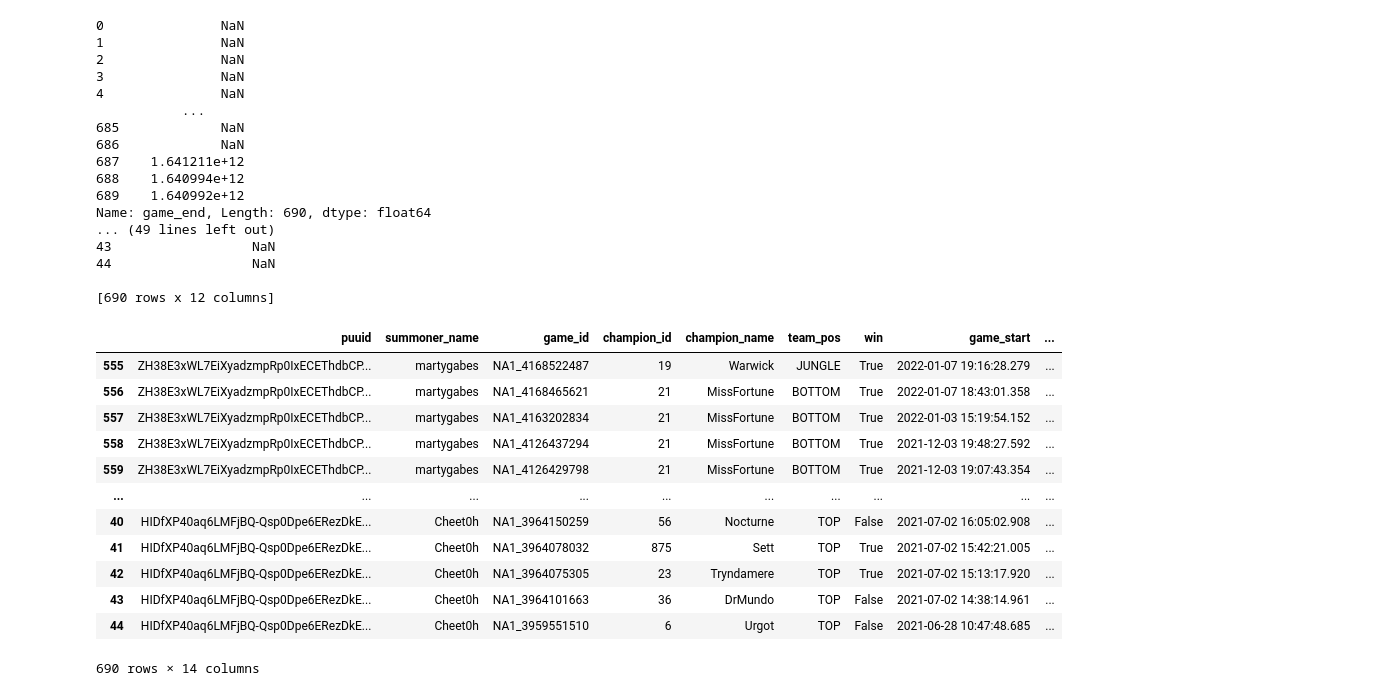
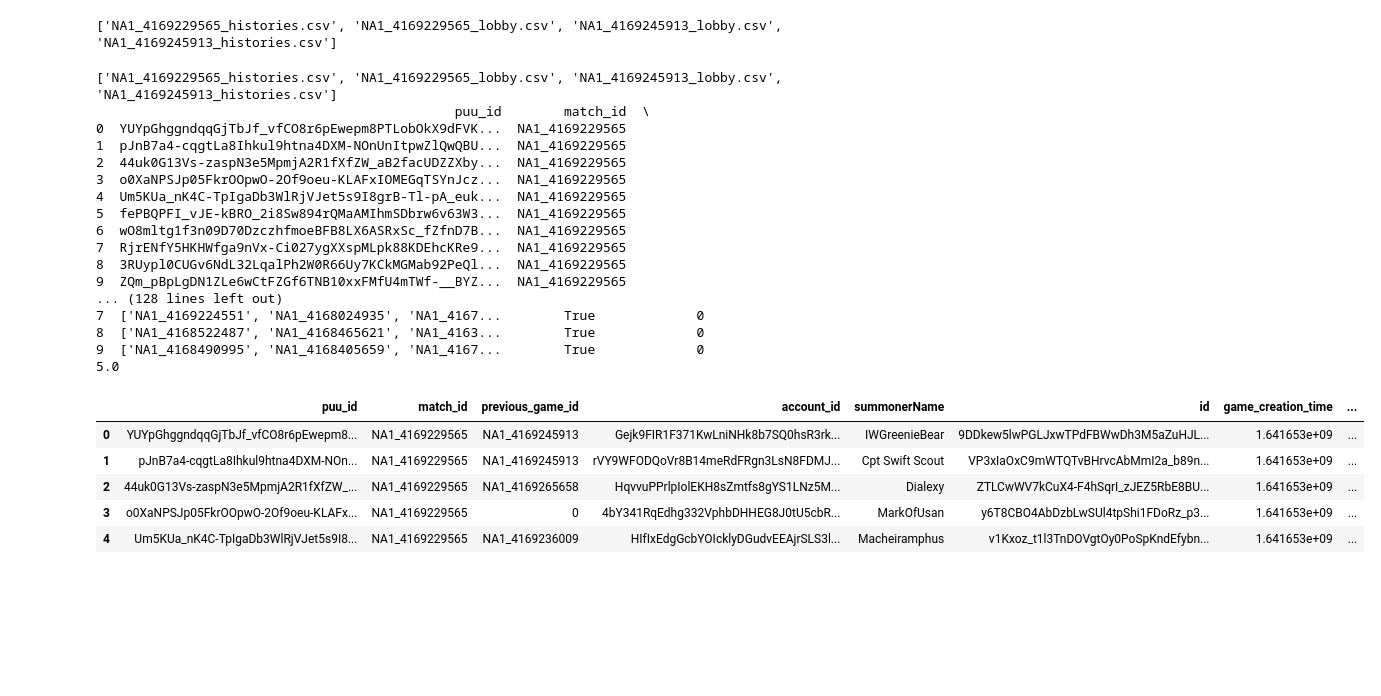
Before and after one commit to KyleTaylorGreen/time-series-exercises, a Jupyter notebook: Feature Engineering.ipynb, the cells around one changed output. Cells and saved outputs as stored; diff of their text form; code cells hidden in the pictures; blank space fills up the shorter version.

```diff
--- a/Feature Engineering.ipynb
+++ b/Feature Engineering.ipynb
@@ -8,33 +1,47 @@ import api_exp
-# %%
-all_individual_stats.time_columns()
-# %% [output]
-0               NaN
-1               NaN
-2               NaN
-3               NaN
-4               NaN
-           ...
-685             NaN
-686             NaN
-687    1.641211e+12
-688    1.640994e+12
-689    1.640992e+12
-Name: game_end, Length: 690, dtype: float64
-... (49 lines left out)
-43                  NaN
-44                  NaN
-
-[690 rows x 12 columns]
-|  | puuid | summoner_name | game_id | champion_id | champion_name | team_pos | win | game_start | ... |
-| 555 | ZH38E3xWL7EiXyadzmpRp0IxECEThdbCP... | martygabes | NA1_4168522487 | 19 | Warwick | JUNGLE | True | 2022-01-07 19:16:28.279 | ... |
-| 556 | ZH38E3xWL7EiXyadzmpRp0IxECEThdbCP... | martygabes | NA1_4168465621 | 21 | MissFortune | BOTTOM | True | 2022-01-07 18:43:01.358 | ... |
-| 557 | ZH38E3xWL7EiXyadzmpRp0IxECEThdbCP... | martygabes | NA1_4163202834 | 21 | MissFortune | BOTTOM | True | 2022-01-03 15:19:54.152 | ... |
-| 558 | ZH38E3xWL7EiXyadzmpRp0IxECEThdbCP... | martygabes | NA1_4126437294 | 21 | MissFortune | BOTTOM | True | 2021-12-03 19:48:27.592 | ... |
-| 559 | ZH38E3xWL7EiXyadzmpRp0IxECEThdbCP... | martygabes | NA1_4126429798 | 21 | MissFortune | BOTTOM | True | 2021-12-03 19:07:43.354 | ... |
-| ... | ... | ... | ... | ... | ... | ... | ... | ... | ... |
-| 40 | HIDfXP40aq6LMFjBQ-Qsp0Dpe6ERezDkE... | Cheet0h | NA1_3964150259 | 56 | Nocturne | TOP | False | 2021-07-02 16:05:02.908 | ... |
-| 41 | HIDfXP40aq6LMFjBQ-Qsp0Dpe6ERezDkE... | Cheet0h | NA1_3964078032 | 875 | Sett | TOP | True | 2021-07-02 15:42:21.005 | ... |
-| 42 | HIDfXP40aq6LMFjBQ-Qsp0Dpe6ERezDkE... | Cheet0h | NA1_3964075305 | 23 | Tryndamere | TOP | True | 2021-07-02 15:13:17.920 | ... |
-| 43 | HIDfXP40aq6LMFjBQ-Qsp0Dpe6ERezDkE... | Cheet0h | NA1_3964101663 | 36 | DrMundo | TOP | False | 2021-07-02 14:38:14.961 | ... |
-| 44 | HIDfXP40aq6LMFjBQ-Qsp0Dpe6ERezDkE... | Cheet0h | NA1_3959551510 | 6 | Urgot | TOP | False | 2021-06-28 10:47:48.685 | ... |
-690 rows × 14 columns
+# %%
+import pandas as pd
+import all_individual_stats
+import env
+import api_exp
+import find_player_in_histories_file
+import numpy as np
+import add_team_data
+%load_ext autoreload
+%autoreload 2
+
+csv_filepath ='/Users/kylegreen/codeup-data-science/time-series-exercises/riot_api_data/'
+first_game = 'NA1_4169229565_lobby.csv'
+
+current_file = 'NA1_4169245913_lobby.csv'
+
+path=csv_filepath+current_file
+# %% [output]
+['NA1_4169229565_histories.csv', 'NA1_4169229565_lobby.csv', 'NA1_4169245913_lobby.csv', 'NA1_4169245913_histories.csv']
+# %%
+lobby_df = pd.read_csv(f'/Users/kylegreen/codeup-data-science/time-series-exercises/riot_api_data/{first_game}')
+add_team_data.add_teams()
+lobby_df.head()
+# %% [output]
+['NA1_4169229565_histories.csv', 'NA1_4169229565_lobby.csv', 'NA1_4169245913_lobby.csv', 'NA1_4169245913_histories.csv']
+                                              puu_id        match_id  \
+0  YUYpGhggndqqGjTbJf_vfCO8r6pEwepm8PTLobOkX9dFVK...  NA1_4169229565
+1  pJnB7a4-cqgtLa8Ihkul9htna4DXM-NOnUnItpwZlQwQBU...  NA1_4169229565
+2  44uk0G13Vs-zaspN3e5MpmjA2R1fXfZW_aB2facUDZZXby...  NA1_4169229565
+3  o0XaNPSJp05FkrOOpwO-2Of9oeu-KLAFxIOMEGqTSYnJcz...  NA1_4169229565
+4  Um5KUa_nK4C-TpIgaDb3WlRjVJet5s9I8grB-Tl-pA_euk...  NA1_4169229565
+5  fePBQPFI_vJE-kBRO_2i8Sw894rQMaAMIhmSDbrw6v63W3...  NA1_4169229565
+6  wO8mltg1f3n09D70DzczhfmoeBFB8LX6ASRxSc_fZfnD7B...  NA1_4169229565
+7  RjrENfY5HKHWfga9nVx-Ci027ygXXspMLpk88KDEhcKRe9...  NA1_4169229565
+8  3RUypl0CUGv6NdL32LqalPh2W0R66Uy7KCkMGMab92PeQl...  NA1_4169229565
+9  ZQm_pBpLgDN1ZLe6wCtFZGf6TNB10xxFMfU4mTWf-__BYZ...  NA1_4169229565
+... (128 lines left out)
+7  ['NA1_4169224551', 'NA1_4168024935', 'NA1_4167...        True             0
+8  ['NA1_4168522487', 'NA1_4168465621', 'NA1_4163...        True             0
+9  ['NA1_4168490995', 'NA1_4168405659', 'NA1_4167...        True             0
+5.0
+|  | puu_id | match_id | previous_game_id | account_id | summonerName | id | game_creation_time | ... |
+| 0 | YUYpGhggndqqGjTbJf_vfCO8r6pEwepm8... | NA1_4169229565 | NA1_4169245913 | Gejk9FIR1F371KwLniNHk8b7SQ0hsR3rk... | IWGreenieBear | 9DDkew5lwPGLJxwTPdFBWwDh3M5aZuHJL... | 1.641653e+09 | ... |
+| 1 | pJnB7a4-cqgtLa8Ihkul9htna4DXM-NOn... | NA1_4169229565 | NA1_4169245913 | rVY9WFODQoVr8B14meRdFRgn3LsN8FDMJ... | Cpt Swift Scout | VP3xIaOxC9mWTQTvBHrvcAbMmI2a_b89n... | 1.641653e+09 | ... |
+| 2 | 44uk0G13Vs-zaspN3e5MpmjA2R1fXfZW_... | NA1_4169229565 | NA1_4169265658 | HqvvuPPrlpIolEKH8sZmtfs8gYS1LNz5M... | Dialexy | ZTLCwWV7kCuX4-F4hSqrI_zJEZ5RbE8BU... | 1.641653e+09 | ... |
+| 3 | o0XaNPSJp05FkrOOpwO-2Of9oeu-KLAFx... | NA1_4169229565 | 0 | 4bY341RqEdhg332VphbDHHEG8J0tU5cbR... | MarkOfUsan | y6T8CBO4AbDzbLwSUl4tpShi1FDoRz_p3... | 1.641653e+09 | ... |
+| 4 | Um5KUa_nK4C-TpIgaDb3WlRjVJet5s9I8... | NA1_4169229565 | NA1_4169236009 | HIfIxEdgGcbYOIcklyDGudvEEAjrSLS3l... | Macheiramphus | v1Kxoz_t1l3TnDOVgtOy0PoSpKndEfybn... | 1.641653e+09 | ... |
```
Also changed, not shown: parts of 12 cells of this notebook, 5 other files.
